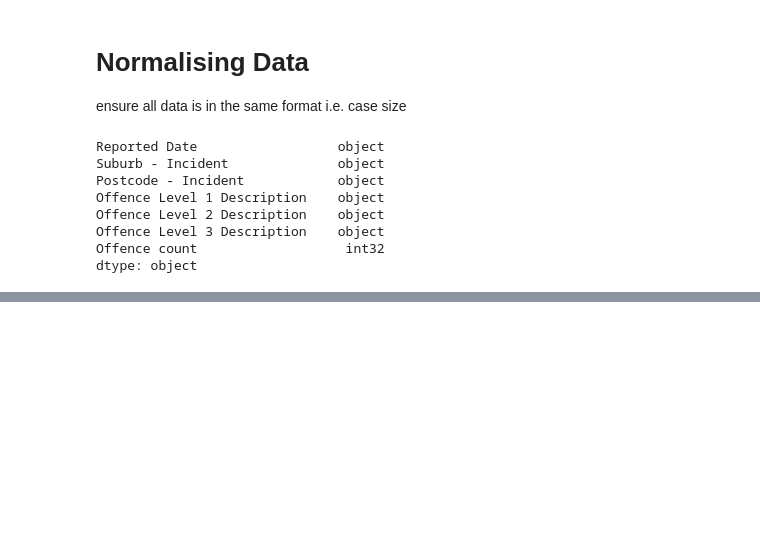
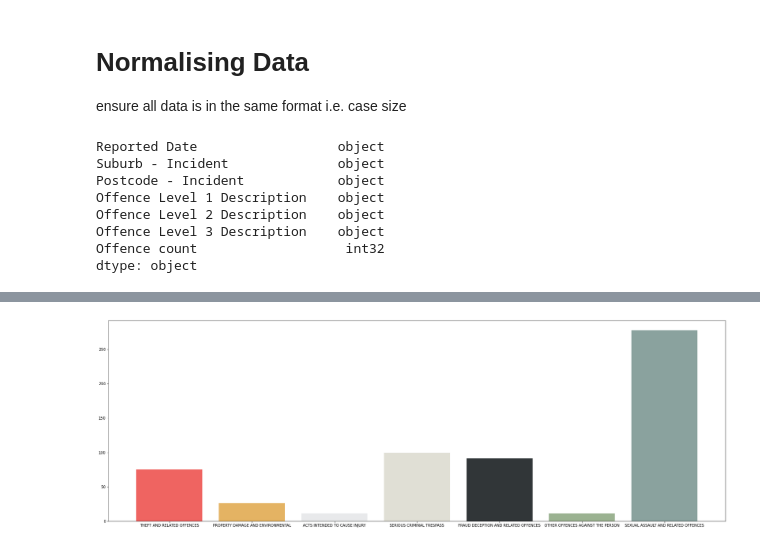
Before and after one commit to MunyaradziMagura/SA-Crime, a Jupyter notebook: SA_crime.ipynb, the cells around one changed output, grey strips where cells are left out. Drawn from its saved outputs; the diff is of its cells as text; code cells hidden in the pictures; blank space fills up the shorter version.

```diff
--- a/SA_crime.ipynb
+++ b/SA_crime.ipynb
@@ -196,7 +189,0 @@ crime = pd.DataFrame(data[:100].groupby(['Offence Level 2 Description'])['Offenc
-# %%
-# update figure size
-plt.rcParams['figure.figsize'] = (10,6)
-# plot crime in bar chart
-crime.plot.bar(color=(0.1, 0.1, 0.1, 0.1),  edgecolor='blue')
-# Show graph
-plt.show()
@@ -204,0 +195,16 @@ plt.show()
+# %%
+# returns all the descriptions as an array
+crimeDescription = data[:500]['Offence Level 2 Description'].unique()
+# returns offences as a 2d array
+crimeOffenceCount2d = pd.DataFrame(data[:500].groupby(['Offence Level 2 Description'])['Offence count'].sum())
+# convert 2d array to 1d
+crimeOffenceCount = np.array(crimeOffenceCount2d).flatten()
+# %%
+# update figure size
+plt.rcParams['figure.figsize'] = (30,10)
+colour=['#EF6461','#e4b363','#e8e9eb','#e0dfd5','#313638','#9bb291','#8aa29e']
+plt.bar(crimeDescription, crimeOffenceCount,color=colour )
+# Show graph
+plt.show()
+# %% [output]
+[figure, added]
```
Also changed, not shown: parts of 6 cells of this notebook.
